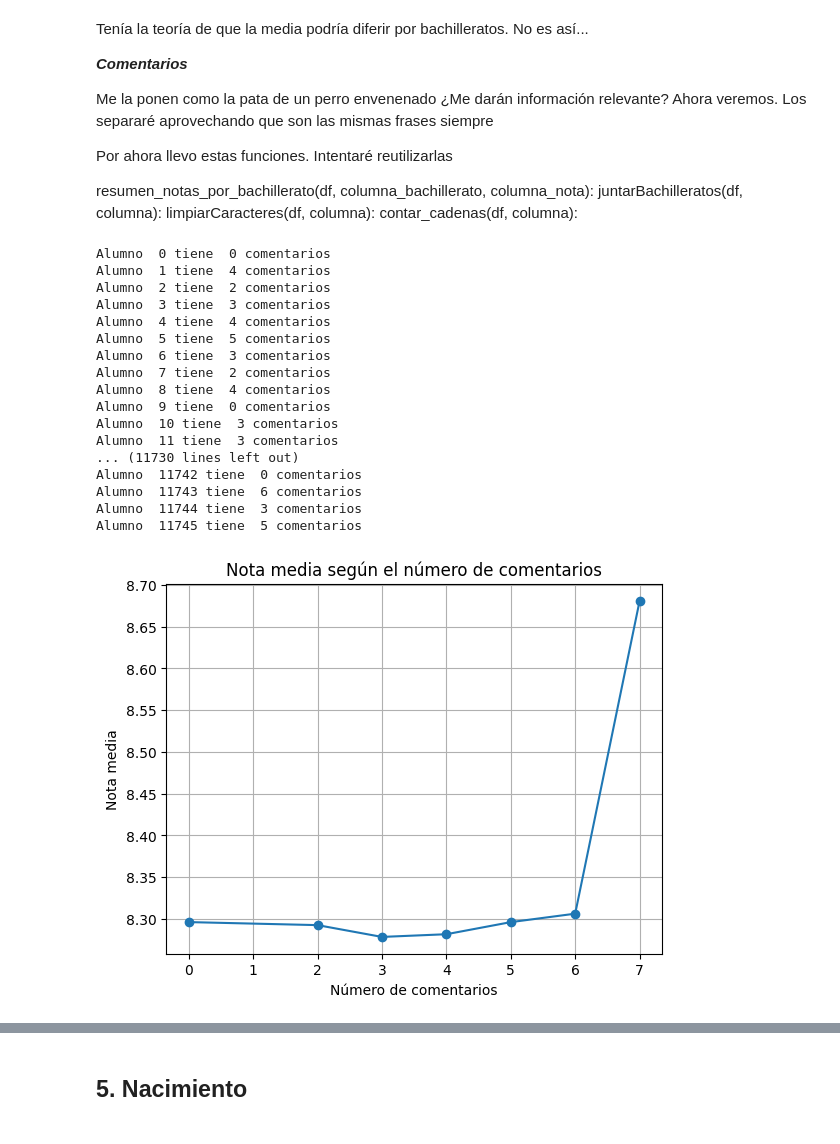
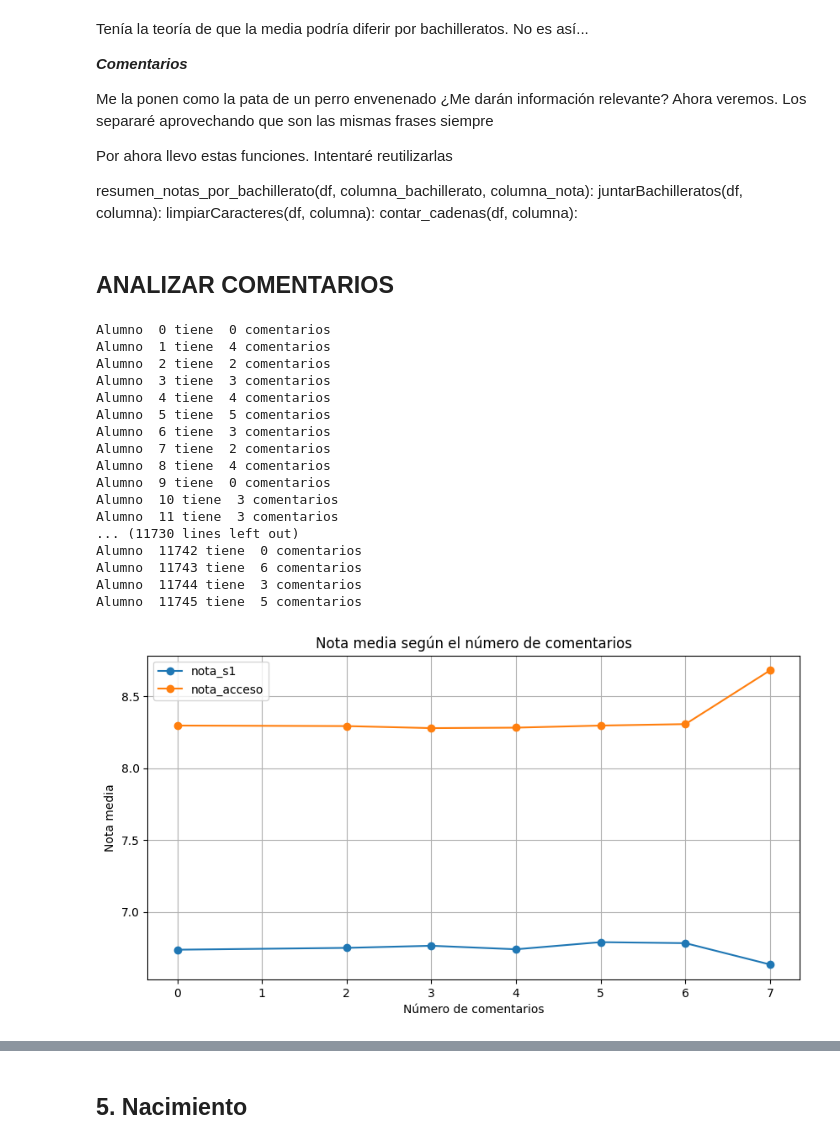
Before and after one commit to GuillermoMorcillo/Practica1Mineria, a Jupyter notebook: Práctica 1 - Análisis, procesamiento y validación .ipynb, the cells around one changed output, grey strips where cells are left out. Saved outputs shown, nothing was run; the diff lists cells and outputs as text; code cells hidden in the pictures.

Commit message:
Comentarios analizados

```diff
--- a/Práctica 1 - Análisis, procesamiento y validación .ipynb
+++ b/Práctica 1 - Análisis, procesamiento y validación .ipynb
@@ -334,6 +334,8 @@ resumen_notas_por_bachillerato(df, columna_bachillerato, columna_nota):
 juntarBachilleratos(df, columna):
 limpiarCaracteres(df, columna):
 contar_cadenas(df, columna):
+# %% [markdown]
+## ANALIZAR COMENTARIOS
 # %%
 def contar_comentarios(df, columna): #Prueba
     num_alumno=0
@@ -357,9 +359,49 @@ def contar_comentarios(df, columna): #Prueba
 
 
 
+def grafico_notas_comentarios(df, columna_comentarios, columna_nota1, columna_nota2):
+    comentarios_por_alumno = []
+    notas1 = []
+    notas2 = []
 
+    for comentario, nota1, nota2 in zip(
+        df[columna_comentarios], df[columna_nota1], df[columna_nota2]
+    ):
+        total_por_alumno = 0
 
-def grafico_nota_comentarios(df, columna_comentarios, columna_nota):
+        if isinstance(comentario, str):
+            frases = comentario.strip(".").split(".")
+
+            for frase in frases:
+                if frase.strip():
+                    total_por_alumno += 1
+
+        comentarios_por_alumno.append(total_por_alumno)
+
+        notas1.append(pd.to_numeric(str(nota1).replace(",", "."), errors="coerce"))
+        notas2.append(pd.to_numeric(str(nota2).replace(",", "."), errors="coerce"))
+
+    datos = pd.DataFrame({
+        "comentarios": comentarios_por_alumno,
+        columna_nota1: notas1,
+        columna_nota2: notas2
+    })
+
+    medias = datos.groupby("comentarios")[[columna_nota1, columna_nota2]].mean()
+
+    plt.figure(figsize=(10, 5))
+
+    plt.plot(medias.index, medias[columna_nota1], marker="o", label=columna_nota1)
+    plt.plot(medias.index, medias[columna_nota2], marker="o", label=columna_nota2)
+
+    plt.xlabel("Número de comentarios")
+    plt.ylabel("Nota media")
+    plt.title("Nota media según el número de comentarios")
+    plt.legend()
+    plt.grid()
+    plt.show()
+
+def porcentajeAbandonoSegunComentario(df, columna_comentarios, columna_nota):
     comentarios_por_alumno = []
     notas = []
 
@@ -386,35 +428,34 @@ def grafico_nota_comentarios(df, columna_comentarios, columna_nota):
     plt.plot(medias.index, medias.values, marker="o")
     plt.xlabel("Número de comentarios")
     plt.ylabel("Nota media")
-    plt.title("Nota media según el número de comentarios")
+    plt.title("Abandono según numero de comentarios" + columna_nota)
     plt.grid()
     plt.show()
 
 
 # def separar_comentarios(df, columna):
 
 print(contar_comentarios(df_train, "comentarios"))
 #HACER FUNCIÓN QUE MUESTRA GRÁFICO DE LÍNES MOSTRANDO LA NOTA MEDIA EN COMPARACIÓN DE LOS COMENTARIOS
 
-grafico_nota_comentarios(df_train, "comentarios", "nota_acceso")
-grafico_nota_comentarios(df_train, "comentarios", "nota_s1") #LUEGO ANALIZAR ESTO BIEN
-grafico_nota_comentarios(df_train, "comentarios", "abandono")
+grafico_notas_comentarios(df_train, "comentarios", "nota_s1", "nota_acceso")
+porcentajeAbandonoSegunComentario(df_train, "comentarios", "abandono")
 # %% [output]
 Alumno  0 tiene  0 comentarios
 Alumno  1 tiene  4 comentarios
 Alumno  2 tiene  2 comentarios
 Alumno  3 tiene  3 comentarios
 Alumno  4 tiene  4 comentarios
 Alumno  5 tiene  5 comentarios
 Alumno  6 tiene  3 comentarios
 Alumno  7 tiene  2 comentarios
 Alumno  8 tiene  4 comentarios
 Alumno  9 tiene  0 comentarios
 Alumno  10 tiene  3 comentarios
 Alumno  11 tiene  3 comentarios
 ... (11730 lines left out)
 Alumno  11742 tiene  0 comentarios
 Alumno  11743 tiene  6 comentarios
 Alumno  11744 tiene  3 comentarios
 Alumno  11745 tiene  5 comentarios
-[figure, old version]
+[figure, new version]
```
Also changed, not shown: parts of 5 cells of this notebook.
